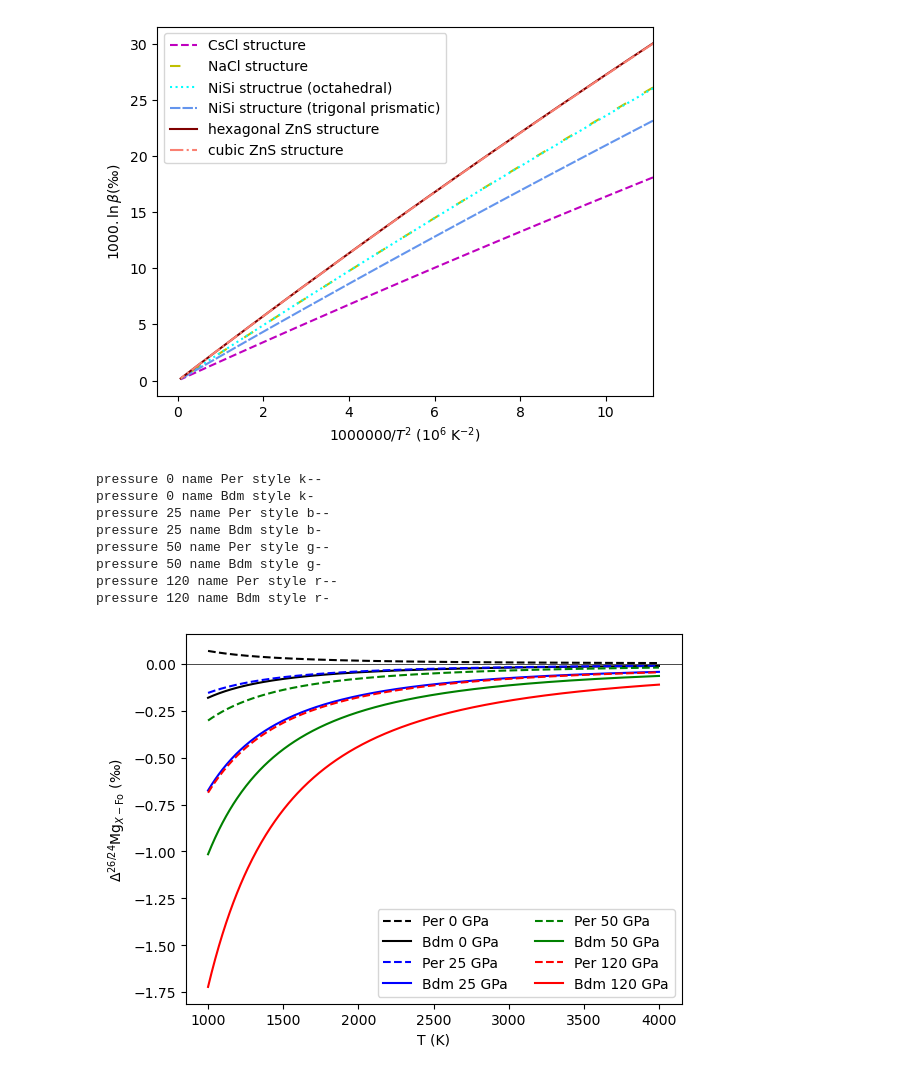
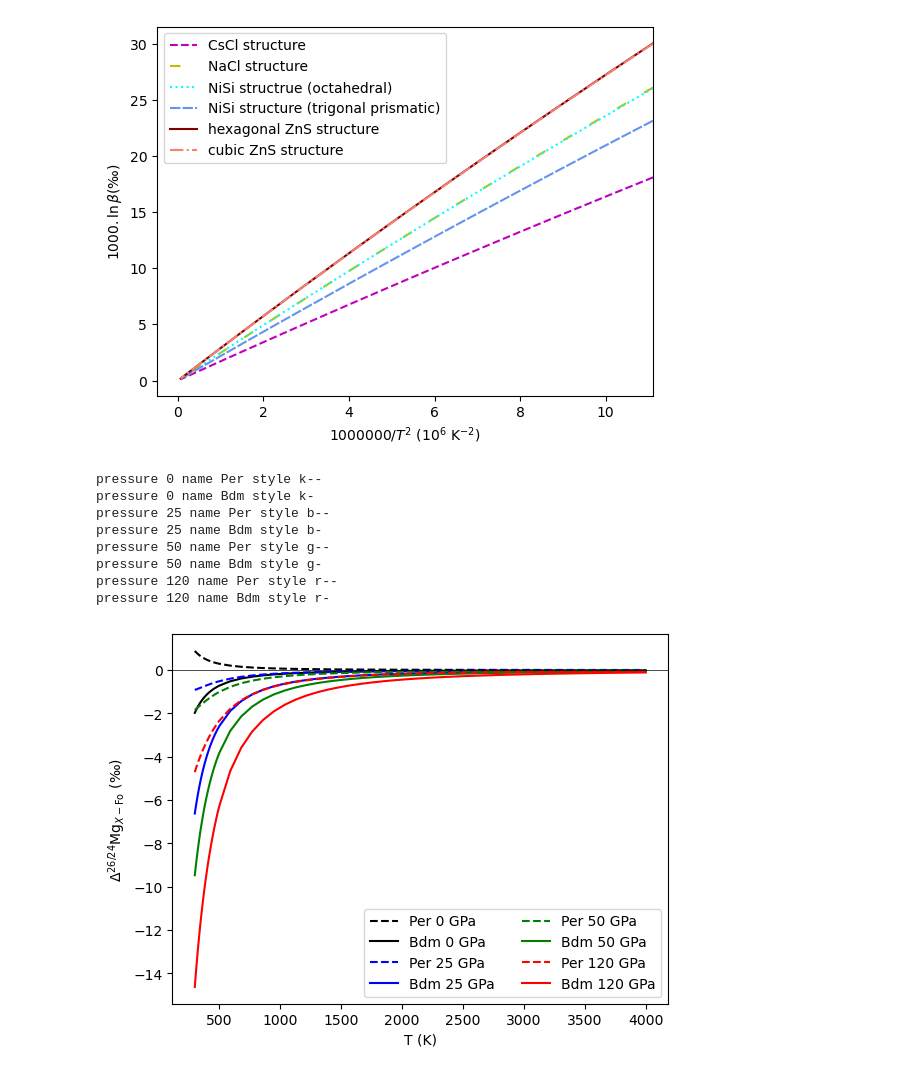
Before and after one commit to andreww/isofrac, a Jupyter notebook: alpha_beta_plots.ipynb, the cells around one changed output. Saved outputs shown, nothing was run; the diff lists cells and outputs as text; code cells hidden in the pictures.

Commit message:
Work on plots

```diff
--- a/alpha_beta_plots.ipynb
+++ b/alpha_beta_plots.ipynb
@@ -223,7 +223,7 @@ def plot_alpha(Ts, betas_ref, betas_plot, name_ref, names_plot, filename=None):
         plt.legend(ncols=2)
         plt.show()
 # %%
-Ts = np.linspace(1000.0, 4000.0, num=500)
+#Ts = np.linspace(1000.0, 4000.0, num=500)
 betas_p = {}
 betas_p_names = {}
 betas_ref = {}
@@ -233,31 +233,31 @@ betas_ref[0] = castep_isotope_sub.ln_beta_function(Ts, 1.84135e+14, -1.62785e+10
 betas_ref[25] = castep_isotope_sub.ln_beta_function(Ts, 4.90856e+14, -3.69422e+10, 3.79821e+06)
 betas_ref[50] = castep_isotope_sub.ln_beta_function(Ts, 9.63992e+14, -6.2194e+10, 4.95054e+06)
 betas_ref[120] = castep_isotope_sub.ln_beta_function(Ts, 3.06745e+15, -1.50039e+11, 7.77138e+06)
 
 betas_p_names[0] = ['Per', 'Bdm']
 betas_p[0] = [castep_isotope_sub.ln_beta_function(Ts, 1.33246e+14, -1.46039e+10, 2.49845e+06),
               castep_isotope_sub.ln_beta_function(Ts, 2.03521e+14, -1.61929e+10, 2.25016e+06)]
 
 betas_p_names[25] = ['Per', 'Bdm']
 betas_p[25] = [castep_isotope_sub.ln_beta_function(Ts, 2.82757e+14, -2.7247e+10, 3.63376e+06),
                castep_isotope_sub.ln_beta_function(Ts, 3.83177e+14, -2.78319e+10, 3.11419e+06)]
 
 betas_p_names[50] = ['Per', 'Bdm']
 betas_p[50] = [castep_isotope_sub.ln_beta_function(Ts, 5.31e+14, -4.34266e+10, 4.62989e+06),
                castep_isotope_sub.ln_beta_function(Ts, 6.42262e+14, -4.22228e+10, 3.91572e+06)]
 
 betas_p_names[120] = ['Per', 'Bdm']
 betas_p[120] = [castep_isotope_sub.ln_beta_function(Ts, 2.04174e+15, -1.11629e+11, 7.04697e+06),
                 castep_isotope_sub.ln_beta_function(Ts, 1.79197e+15, -9.44517e+10, 5.99456e+06)]
 
 plot_alpha(Ts, betas_ref, betas_p, name_ref, betas_p_names)
 # %% [output]
 pressure 0 name Per style k--
 pressure 0 name Bdm style k-
 pressure 25 name Per style b--
 pressure 25 name Bdm style b-
 pressure 50 name Per style g--
 pressure 50 name Bdm style g-
 pressure 120 name Per style r--
 pressure 120 name Bdm style r-
-[figure, old version]
+[figure, new version]
```
Also changed, not shown: parts of 1 cell of this notebook, 1 other file.
